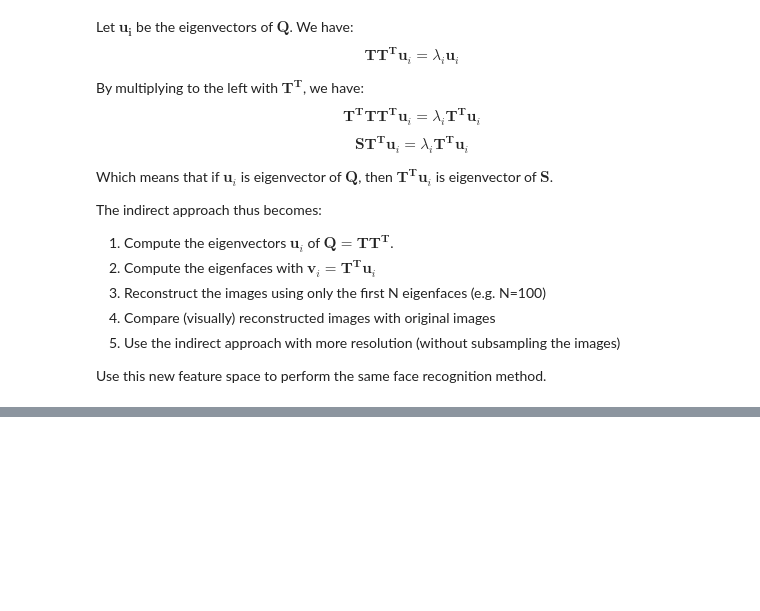
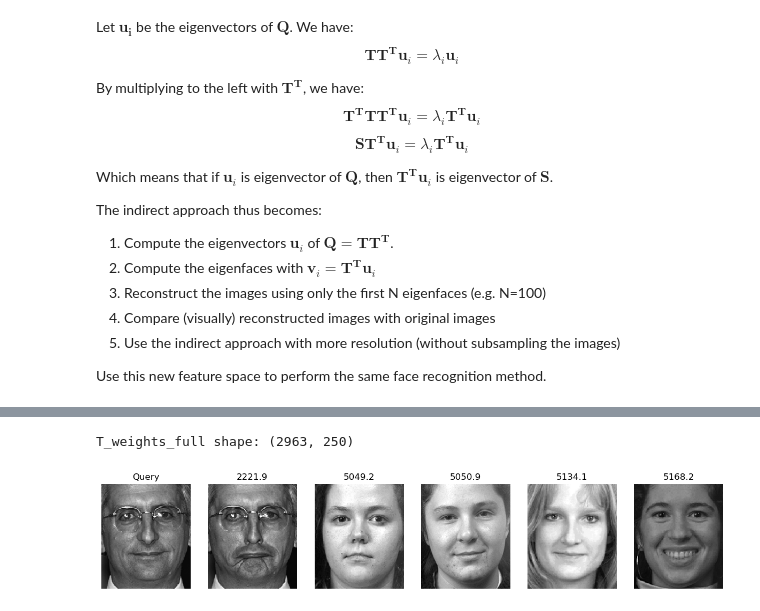
Before and after one commit to Raspberree/info-h-501, a Jupyter notebook: docs/LABS/PR2_Feature_Space.ipynb, the cells around one changed output, grey strips where cells are left out. Cells and saved outputs as stored; diff of their text form; code cells hidden in the pictures; blank space fills up the shorter version.

```diff
--- a/docs/LABS/PR2_Feature_Space.ipynb
+++ b/docs/LABS/PR2_Feature_Space.ipynb
@@ -235,0 +433,29 @@ Use this new feature space to perform the same face recognition method.
+# %%
+# Face recognition using the new (full-resolution, indirect) feature space.
+
+N = 250
+T_weights_full = np.dot(T_full, v_full[:, :N])
+print("T_weights_full shape:", T_weights_full.shape)
+
+face_id = 1
+distances = np.sqrt(((T_weights_full - T_weights_full[face_id]) ** 2).sum(axis=1))
+distances[face_id] = distances.max()
+best_matches = np.argsort(distances)
+
+plt.figure(figsize=(15, 5))
+plt.subplot(1, 6, 1)
+plt.imshow((T_full[face_id] + im_mean_full).reshape((200, 170)), cmap=plt.cm.gray)
+plt.title("Query")
+plt.axis('off')
+
+for i in range(5):
+    idx = best_matches[i]
+    plt.subplot(1, 6, i + 2)
+    plt.imshow((T_full[idx] + im_mean_full).reshape((200, 170)), cmap=plt.cm.gray)
+    plt.title(f"{distances[idx]:.1f}")
+    plt.axis('off')
+
+plt.show()
+# %% [output]
+T_weights_full shape: (2963, 250)
+[figure, added]
```
Also changed, not shown: parts of 23 cells of this notebook.
